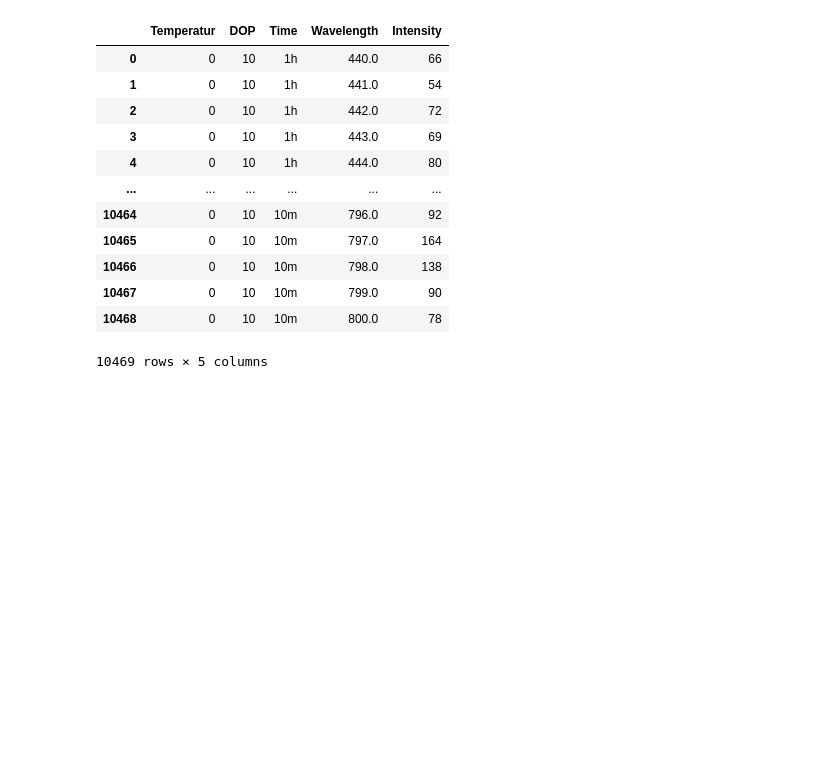
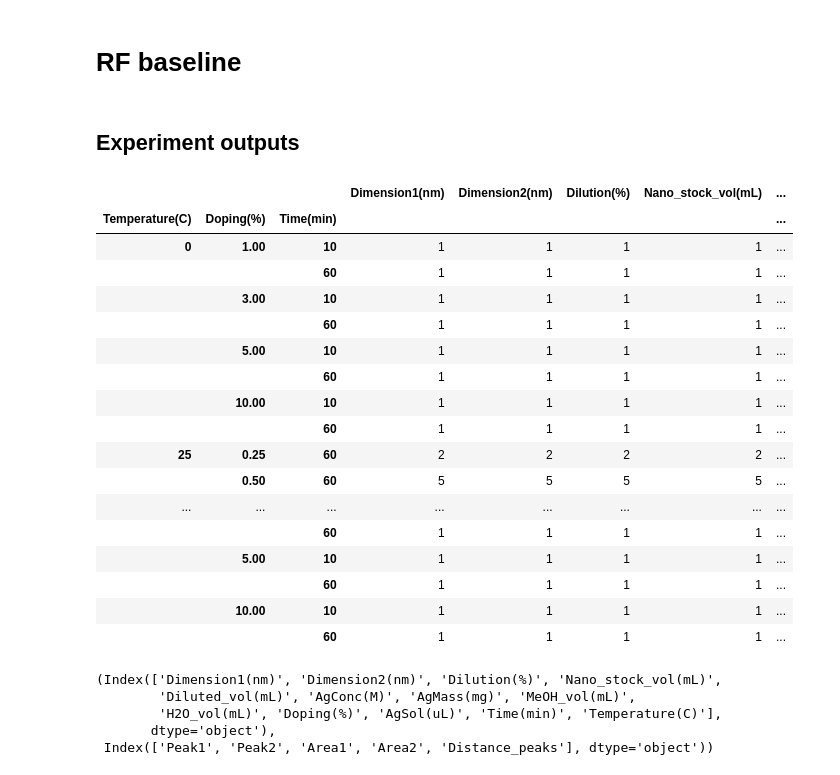
Before and after one commit to maykcaldas/BioNano-DOE, a Jupyter notebook: AgML/predict.ipynb, the cells around one changed output. Saved outputs shown, nothing was run; the diff lists cells and outputs as text; code cells hidden in the pictures; blank space fills up the shorter version.

```diff
--- a/AgML/predict.ipynb
+++ b/AgML/predict.ipynb
@@ -2,20 +2,3 @@
 import bolift
 import pandas as pd
 import numpy as np
-# %%
-df = pd.read_csv('dataset.tsv', sep='\t')
-df
-# %% [output]
-|  | Temperatur | DOP | Time | Wavelength | Intensity |
-| 0 | 0 | 10 | 1h | 440.0 | 66 |
-| 1 | 0 | 10 | 1h | 441.0 | 54 |
-| 2 | 0 | 10 | 1h | 442.0 | 72 |
-| 3 | 0 | 10 | 1h | 443.0 | 69 |
-| 4 | 0 | 10 | 1h | 444.0 | 80 |
-| ... | ... | ... | ... | ... | ... |
-| 10464 | 0 | 10 | 10m | 796.0 | 92 |
-| 10465 | 0 | 10 | 10m | 797.0 | 164 |
-| 10466 | 0 | 10 | 10m | 798.0 | 138 |
-| 10467 | 0 | 10 | 10m | 799.0 | 90 |
-| 10468 | 0 | 10 | 10m | 800.0 | 78 |
-10469 rows × 5 columns
@@ -23,0 +35,38 @@ prompt_template = ""
+# %% [markdown]
+# RF baseline
+# %% [markdown]
+## Experiment outputs
+# %%
+df = pd.read_csv('Data/processed_data.csv')
+df.drop(['OD'], axis=1, inplace=True)
+df.groupby(['Temperature(C)', 'Doping(%)', 'Time(min)']).count()
+# %% [output]
+|  |  |  | Dimension1(nm) | Dimension2(nm) | Dilution(%) | Nano_stock_vol(mL) | ... |
+| Temperature(C) | Doping(%) | Time(min) |  |  |  |  | ... |
+| 0 | 1.00 | 10 | 1 | 1 | 1 | 1 | ... |
+|  |  | 60 | 1 | 1 | 1 | 1 | ... |
+|  | 3.00 | 10 | 1 | 1 | 1 | 1 | ... |
+|  |  | 60 | 1 | 1 | 1 | 1 | ... |
+|  | 5.00 | 10 | 1 | 1 | 1 | 1 | ... |
+|  |  | 60 | 1 | 1 | 1 | 1 | ... |
+|  | 10.00 | 10 | 1 | 1 | 1 | 1 | ... |
+|  |  | 60 | 1 | 1 | 1 | 1 | ... |
+| 25 | 0.25 | 60 | 2 | 2 | 2 | 2 | ... |
+|  | 0.50 | 60 | 5 | 5 | 5 | 5 | ... |
+| ... | ... | ... | ... | ... | ... | ... | ... |
+|  |  | 60 | 1 | 1 | 1 | 1 | ... |
+|  | 5.00 | 10 | 1 | 1 | 1 | 1 | ... |
+|  |  | 60 | 1 | 1 | 1 | 1 | ... |
+|  | 10.00 | 10 | 1 | 1 | 1 | 1 | ... |
+|  |  | 60 | 1 | 1 | 1 | 1 | ... |
+# %%
+index = df.keys().tolist().index('Experiment')
+features = df.keys()[:index]
+labels = df.keys()[index+1:-3]
+features, labels
+# %% [output]
+(Index(['Dimension1(nm)', 'Dimension2(nm)', 'Dilution(%)', 'Nano_stock_vol(mL)',
+        'Diluted_vol(mL)', 'AgConc(M)', 'AgMass(mg)', 'MeOH_vol(mL)',
+        'H2O_vol(mL)', 'Doping(%)', 'AgSol(uL)', 'Time(min)', 'Temperature(C)'],
+       dtype='object'),
+ Index(['Peak1', 'Peak2', 'Area1', 'Area2', 'Distance_peaks'], dtype='object'))
```
Also changed, not shown: parts of 24 cells of this notebook, 3 other files.
